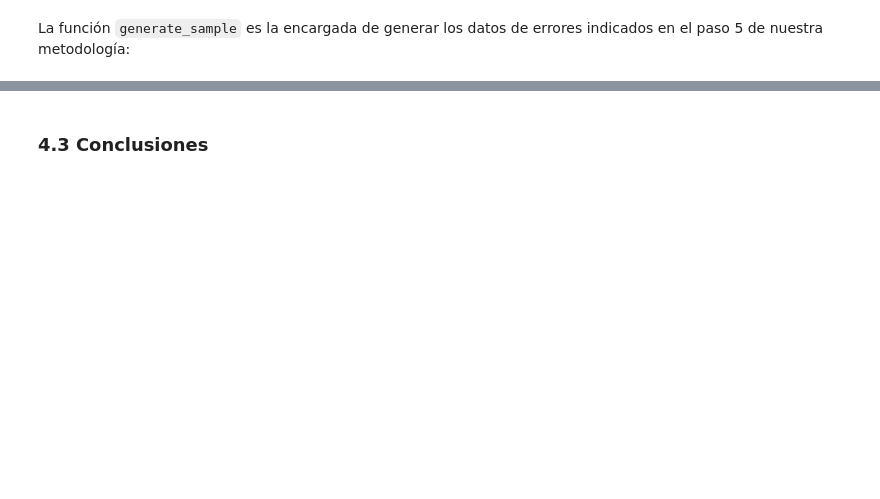
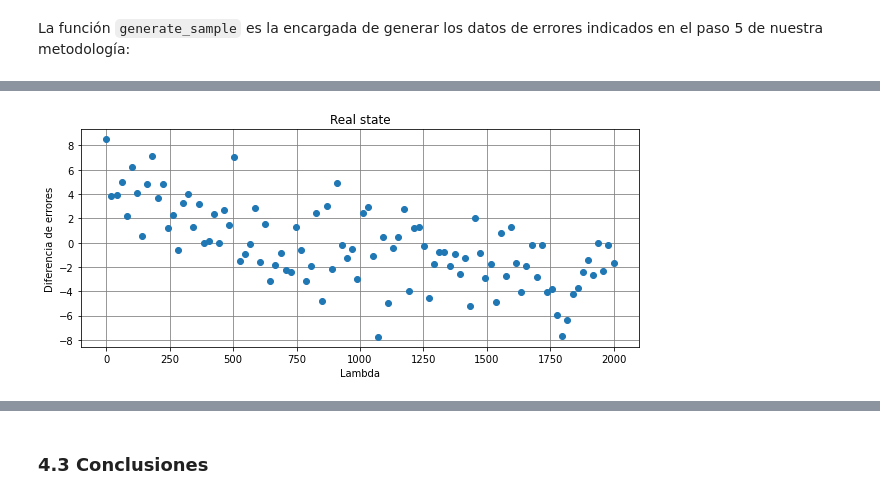
Before and after one commit to diegoquezadac/omicron, a Jupyter notebook: taller-2/taller-2.ipynb, the cells around one changed output, grey strips where cells are left out. Saved outputs shown, nothing was run; the diff lists cells and outputs as text; code cells hidden in the pictures; blank space fills up the shorter version.

```diff
--- a/taller-2/taller-2.ipynb
+++ b/taller-2/taller-2.ipynb
@@ -267,0 +260,9 @@ mean_errors_2
+# %%
+dataset = 'real_estate'
+plot_scatter(errors[dataset]['lambdas'],
+             np.array(errors[dataset]['noisy_error']) - np.array(errors[dataset]['l2_error']),
+             title="Real state",
+             xlabel="Lambda",
+             ylabel="Diferencia de errores")
+# %% [output]
+[figure, added]
```
Also changed, not shown: parts of 86 cells of this notebook, 1 other file.
